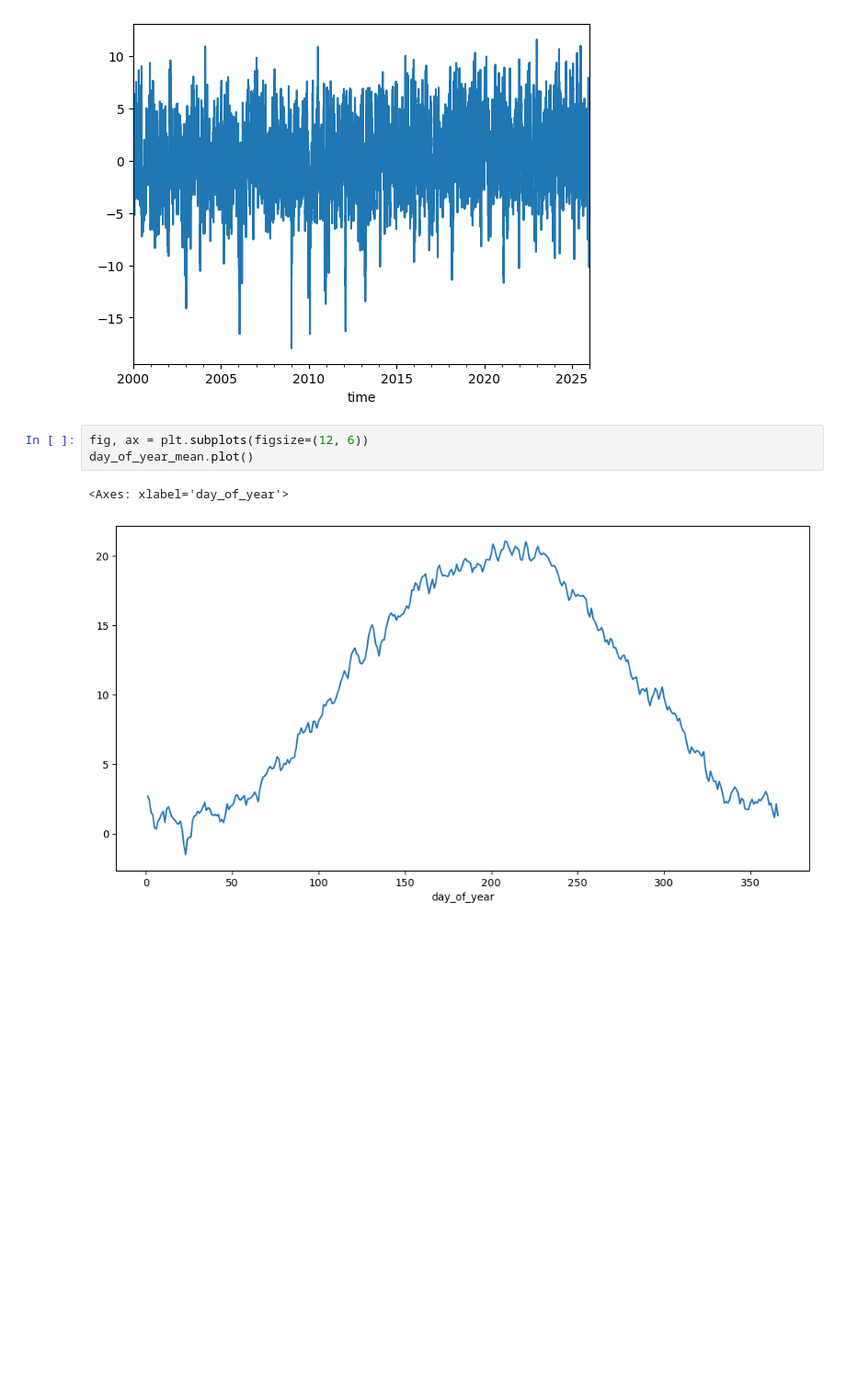
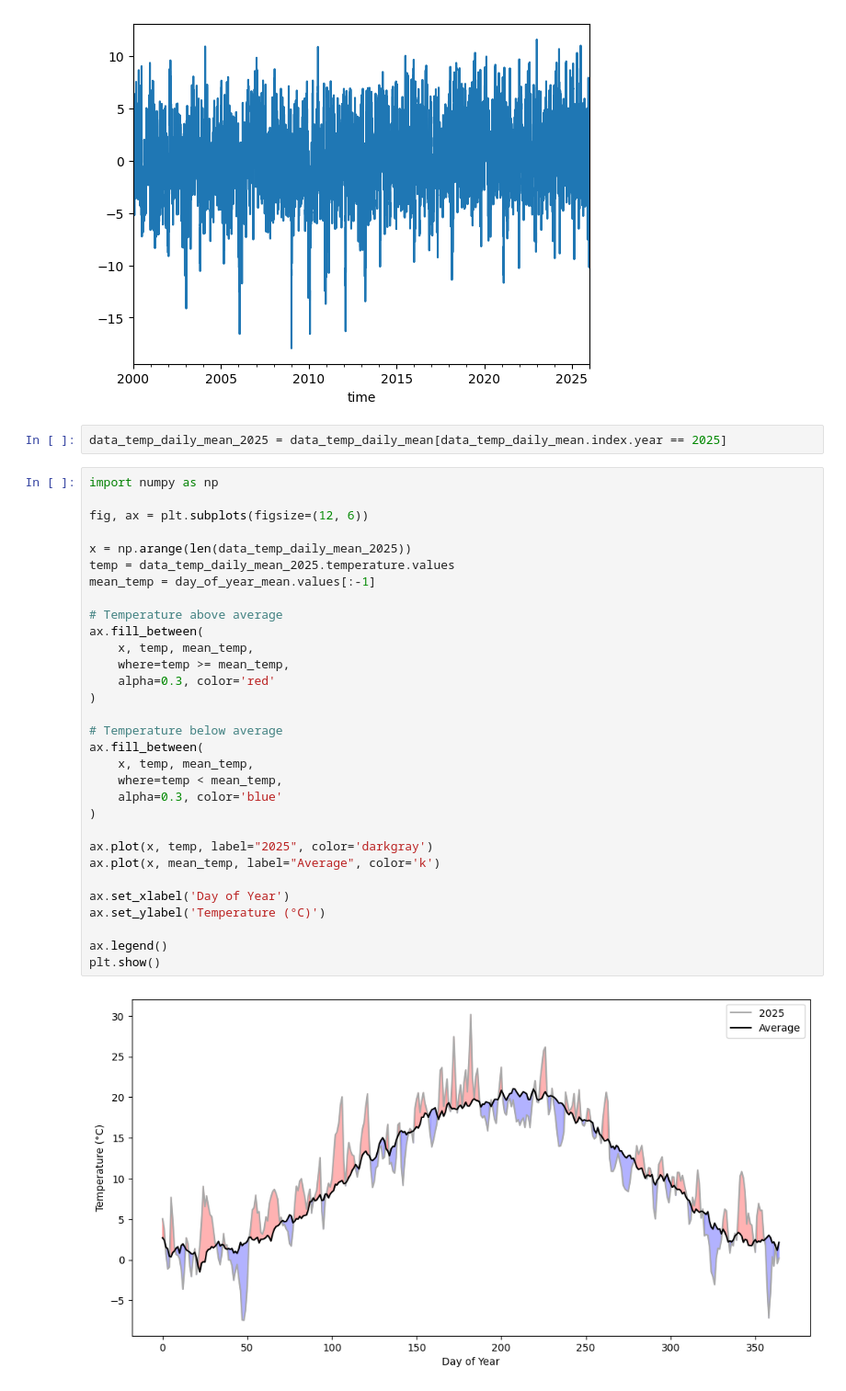
Before and after one commit to GeoOcean/AnaliticaDeDatos, a Jupyter notebook: notebooks/clase_2_analisis_de_series_temporales/clase_2-datos_temperatura.ipynb, the cells around one changed output. Shown at 92% size. Saved outputs shown, nothing was run; the diff lists cells and outputs as text; blank space fills up the shorter version.

```diff
--- a/notebooks/clase_2_analisis_de_series_temporales/clase_2-datos_temperatura.ipynb
+++ b/notebooks/clase_2_analisis_de_series_temporales/clase_2-datos_temperatura.ipynb
@@ -263,9 +263,38 @@ data_temp_daily_mean.temperature_anomaly.plot()
 # %% [output]
 <Axes: xlabel='time'>
 [figure]
+# %%
+data_temp_daily_mean_2025 = data_temp_daily_mean[data_temp_daily_mean.index.year == 2025]
 # %%
+import numpy as np
+
 fig, ax = plt.subplots(figsize=(12, 6))
-day_of_year_mean.plot()
+
+x = np.arange(len(data_temp_daily_mean_2025))
+temp = data_temp_daily_mean_2025.temperature.values
+mean_temp = day_of_year_mean.values[:-1]
+
+# Temperature above average
+ax.fill_between(
+    x, temp, mean_temp,
+    where=temp >= mean_temp,
+    alpha=0.3, color='red'
+)
+
+# Temperature below average
+ax.fill_between(
+    x, temp, mean_temp,
+    where=temp < mean_temp,
+    alpha=0.3, color='blue'
+)
+
+ax.plot(x, temp, label="2025", color='darkgray')
+ax.plot(x, mean_temp, label="Average", color='k')
+
+ax.set_xlabel('Day of Year')
+ax.set_ylabel('Temperature (°C)')
+
+ax.legend()
+plt.show()
 # %% [output]
-<Axes: xlabel='day_of_year'>
-[figure, old version]
+[figure, new version]
```
Also changed, not shown: parts of 4 cells of this notebook.
